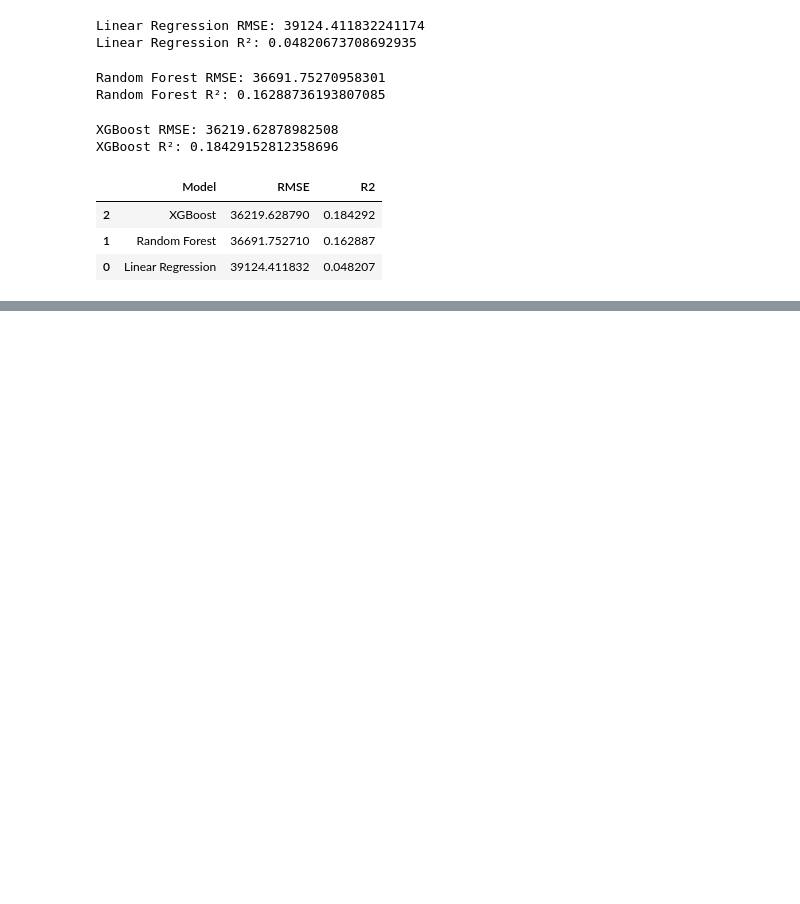
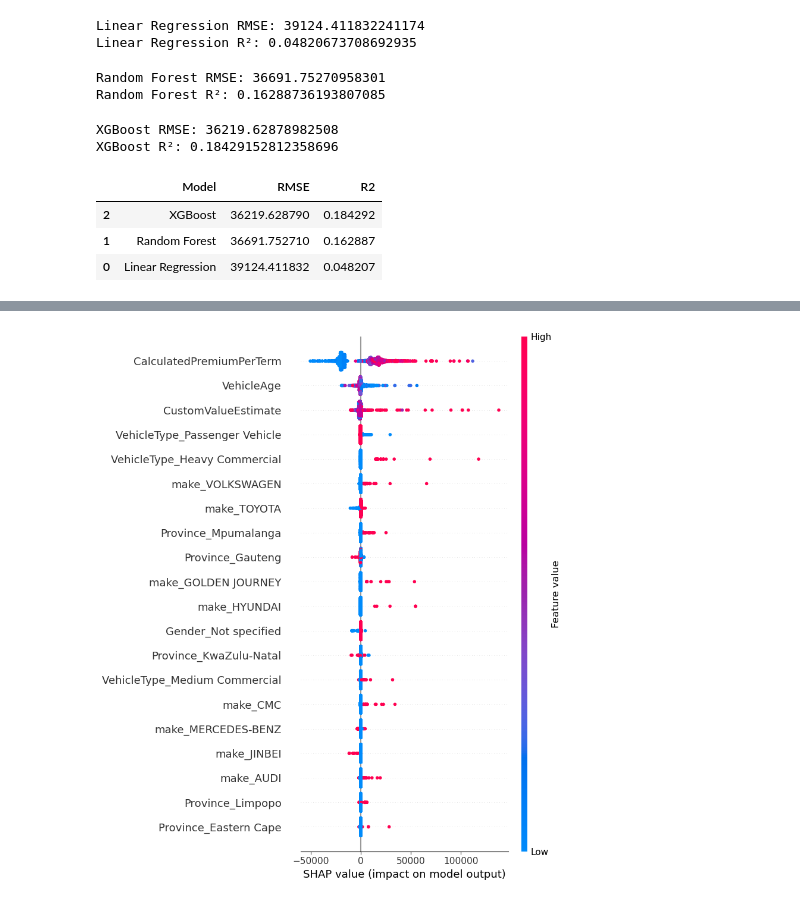
Before and after one commit to Dana-21-21/insurance-risk-analytics, a Jupyter notebook: notebooks/03_modeling.ipynb, the cells around one changed output, grey strips where cells are left out. Cells and saved outputs as stored; diff of their text form; code cells hidden in the pictures; blank space fills up the shorter version.

```diff
--- a/notebooks/03_modeling.ipynb
+++ b/notebooks/03_modeling.ipynb
@@ -242,3 +242,12 @@ X_train_processed = pd.DataFrame(
 
     columns=feature_names
 )
+# %%
+xgb_direct = XGBRegressor(
+    n_estimators=100,
+    learning_rate=0.1,
+    max_depth=5,
+    random_state=42
+)
+
+xgb_direct.fit(X_train_processed, y_train)
@@ -244,0 +266,11 @@ X_train_processed = pd.DataFrame(
+# %%
+explainer = shap.Explainer(xgb_direct)
+
+shap_values = explainer(X_train_processed)
+# %%
+shap.summary_plot(
+    shap_values,
+    X_train_processed
+)
+# %% [output]
+[figure, added]
```
Also changed, not shown: parts of 1 cell of this notebook.
